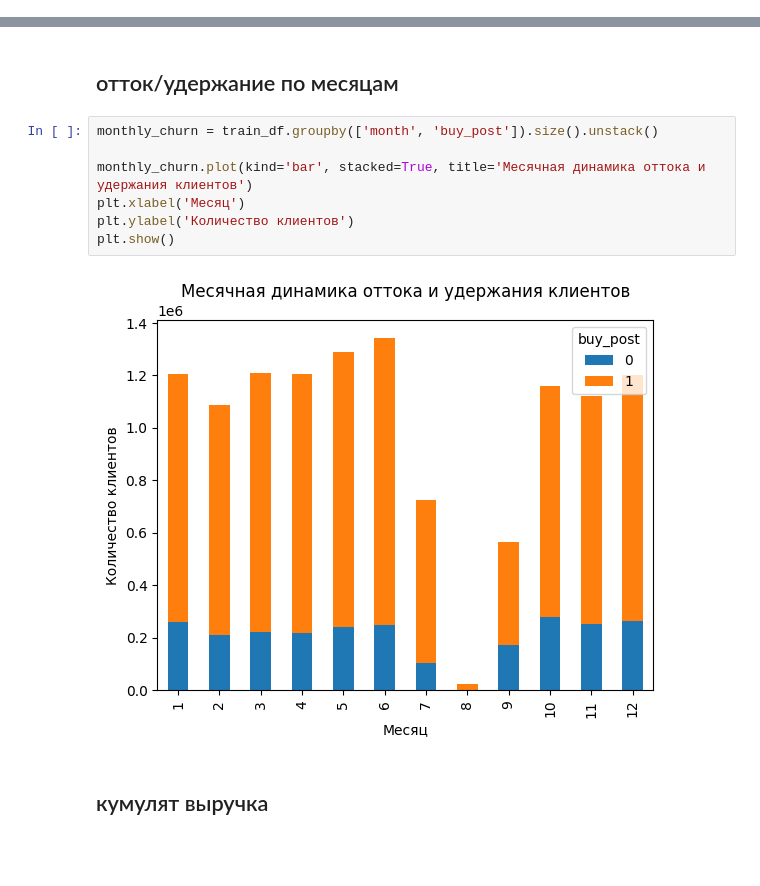
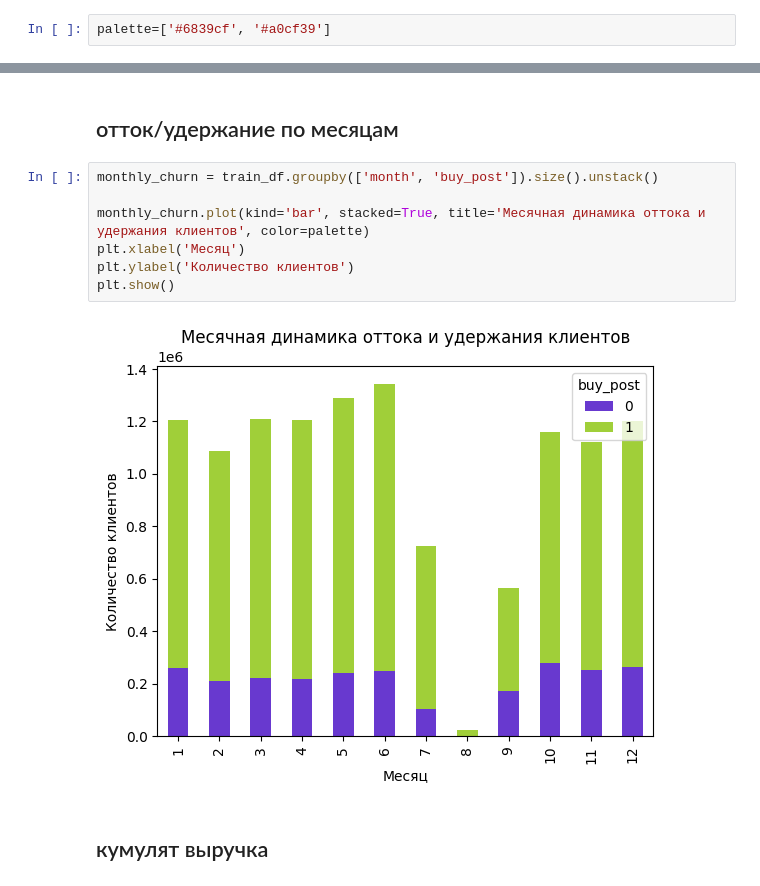
Before and after one commit to timur-nagimov/international_cp-burger_king-, a Jupyter notebook: EDA/EDA.ipynb, the cells around one changed output, grey strips where cells are left out. Drawn from its saved outputs; the diff is of its cells as text; blank space fills up the shorter version.

```diff
--- a/EDA/EDA.ipynb
+++ b/EDA/EDA.ipynb
@@ -150,6 +150,8 @@ grouped = train_df.groupby(['customer_id', 'format_name', 'startdatetime', 'buy_
 
 # Группировка полученных данных по 'format_name' и 'buy_post', вычисление среднего значения 'revenue'
 average_bill = grouped.groupby(['format_name', 'buy_post'])['revenue'].mean()
+# %%
+palette=['#6839cf', '#a0cf39']
 # %%
 import seaborn as sns
 import matplotlib.pyplot as plt
@@ -421,12 +423,12 @@ plt.show()
 # %%
 monthly_churn = train_df.groupby(['month', 'buy_post']).size().unstack()
 
-monthly_churn.plot(kind='bar', stacked=True, title='Месячная динамика оттока и удержания клиентов')
+monthly_churn.plot(kind='bar', stacked=True, title='Месячная динамика оттока и удержания клиентов', color=palette)
 plt.xlabel('Месяц')
 plt.ylabel('Количество клиентов')
 plt.show()
 # %% [output]
-[figure, old version]
+[figure, new version]
 # %% [markdown]
 ## кумулят выручка
 # %%
```
Also changed, not shown: parts of 14 cells of this notebook.
